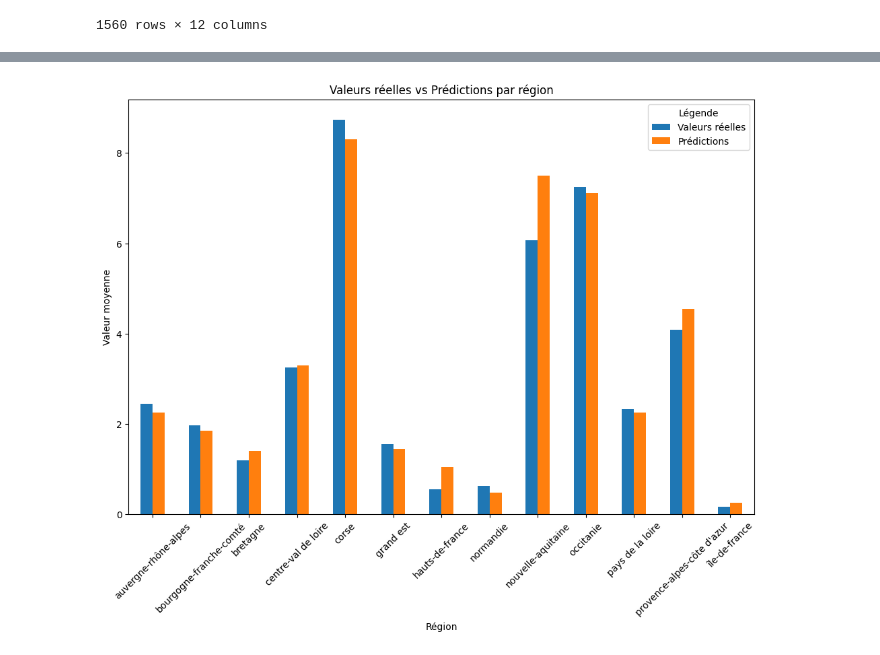
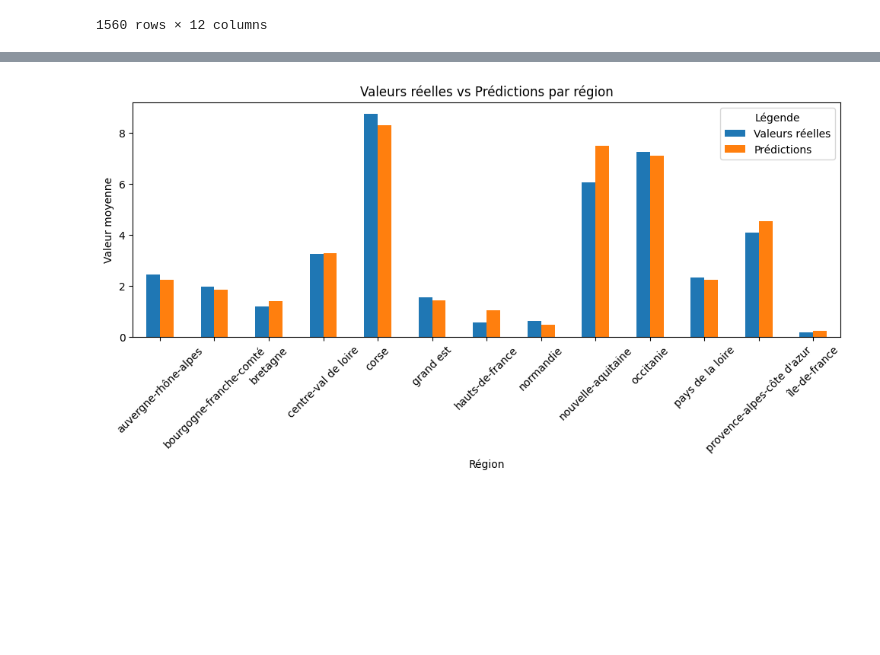
Before and after one commit to ClementJonckheere/prediction_energie_renouv, a Jupyter notebook: myenv/Energies.ipynb, the cells around one changed output, grey strips where cells are left out. Drawn from its saved outputs; the diff is of its cells as text; code cells hidden in the pictures; blank space fills up the shorter version.

Commit message:
predic

```diff
--- a/myenv/Energies.ipynb
+++ b/myenv/Energies.ipynb
@@ -214,7 +199,7 @@ df_encoded = pd.get_dummies(df_cleaned, columns=['region'])
 
 plt.ylabel('Taux de Couverture (%)')
 
-X = df_encoded.drop(['code_insee_region','tc_moyen_mensuel_solaire', 'date'], axis=1)
+X = df_encoded.drop(['code_insee_region','tc_moyen_mensuel_solaire'], axis=1)
 y = df_encoded['tc_moyen_mensuel_solaire']
 
 X_train, X_test, y_train, y_test = train_test_split(X, y, test_size=0.2, random_state=42)
@@ -230,6 +215,42 @@ r2 = r2_score(y_test, y_pred)
 
 print(f"Mean Squared Error (MSE): {mse}")
 print(f"Coefficient of Determination (R²): {r2}")
+
+# Comparaison courbe réel et courbe prediction
+y_test_sorted = y_test.sort_index()
+y_pred_sorted = pd.Series(y_pred, index=y_test.index).sort_index()
+
+plt.figure(figsize=(14, 7))
+
+# Tracer les courbes avec l'index basé sur les dates
+plt.plot(y_test_sorted.index, y_test_sorted, label='Valeurs Réelles', color='blue', marker='o', linestyle='-')
+plt.plot(y_pred_sorted.index, y_pred_sorted, label='Prédictions', color='red', marker='x', linestyle='--')
+
+plt.title('Comparaison des Valeurs Réelles et des Prédictions')
+plt.xlabel('Date')
+plt.ylabel('Taux de Couverture Moyen Mensuel Solaire')
+plt.legend()
+plt.grid(True)
+plt.show()
+
+
+# Ligne de Régression Linéaire
+plt.figure(figsize=(10, 6))
+
+plt.scatter(y_test, y_pred, alpha=0.6)
+plt.xlabel('Valeurs Réelles')
+plt.ylabel('Prédictions')
+plt.title('Valeurs Réelles vs. Prédictions')
+
+reg = LinearRegression()
+reg.fit(y_test.values.reshape(-1, 1), y_pred)
+y_reg = reg.predict(y_test.values.reshape(-1, 1))
+
+# Tracer la ligne de régression
+plt.plot(y_test, y_reg, color='red', linewidth=2, label='Ligne de régression')
+plt.legend()
+plt.grid(True)
+plt.show()
 # %% [output]
 Mean Squared Error (MSE): 3.3873689456632485
 Coefficient of Determination (R²): 0.7308779295596977
@@ -237,26 +260,22 @@ Coefficient of Determination (R²): 0.7308779295596977
 # %%
 #Diagramme en barres groupées des valeurs réelles vs. prédictions par région
 
 region_columns = [col for col in X_test.columns if 'region_' in col]
 
-# Trouver la région pour chaque ligne dans X_test
 X_test['region'] = X_test[region_columns].idxmax(axis=1).str.replace('region_', '')
 
-# Ajouter les prédictions et les valeurs réelles dans un DataFrame
 results = pd.DataFrame({'Valeurs réelles': y_test, 'Prédictions': y_pred, 'Région': X_test['region']})
 
-# Calculer la moyenne des valeurs réelles et prédites par région
 mean_results = results.groupby('Région').mean()
 
-# Création du graphique en barres groupées
-mean_results.plot(kind='bar', figsize=(12, 8))
+mean_results.plot(kind='bar', figsize=(12, 4))
 
 plt.title('Valeurs réelles vs Prédictions par région')
 plt.ylabel('Valeur moyenne')
 plt.xlabel('Région')
 plt.xticks(rotation=45)
 plt.legend(title='Légende')
 plt.show()
 # %% [output]
-[figure, old version]
+[figure, new version]
 # %%
```
Also changed, not shown: parts of 6 cells of this notebook.
